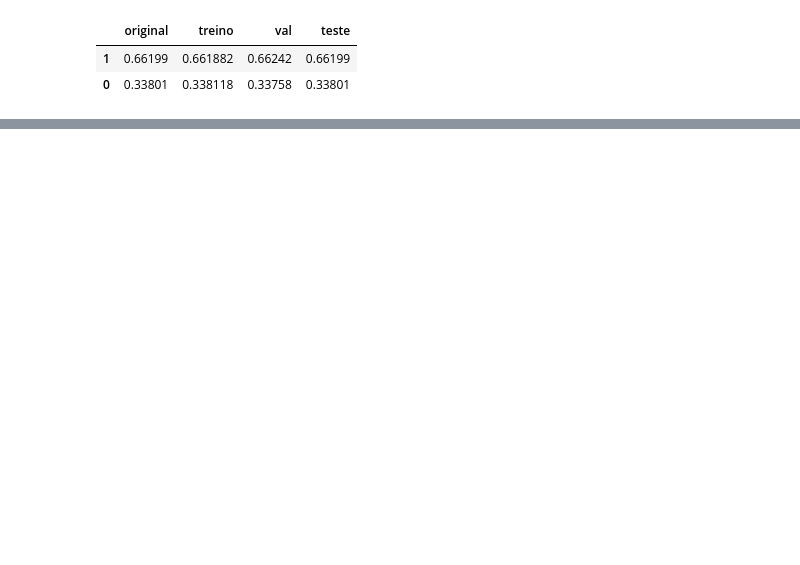
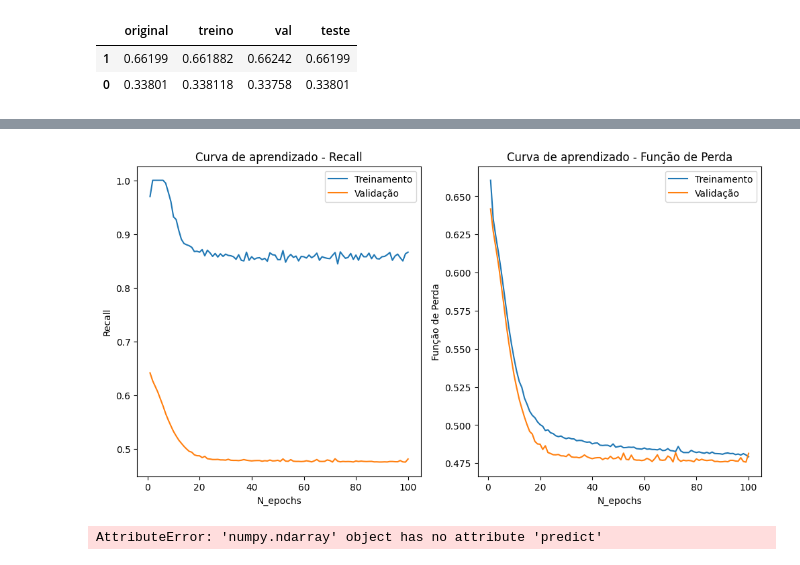
Before and after one commit to DieGod-DS/NN-Wine-Classification, a Jupyter notebook: code/modeling/ann_classification.ipynb, the cells around one changed output, grey strips where cells are left out. Cells and saved outputs as stored; diff of their text form; code cells hidden in the pictures; blank space fills up the shorter version.

```diff
--- a/code/modeling/ann_classification.ipynb
+++ b/code/modeling/ann_classification.ipynb
@@ -57,0 +178,4 @@ TypeError: Classification_ann.create_model() got multiple values for argument 'n
+# %%
+# criando terceiro modelo
+model3 = create_model(x_train_norm, n_neurons=[10,10])
+model3.summary()
@@ -57,0 +198,3 @@ TypeError: Classification_ann.create_model() got multiple values for argument 'n
+# %%
+model3.compile(loss='binary_crossentropy', optimizer='adam', metrics='Recall')
+history3 = model3.fit(x_train_norm, y_train, epochs=100, batch_size=60, validation_data=(x_val_norm, y_val))
@@ -57,0 +219,12 @@ TypeError: Classification_ann.create_model() got multiple values for argument 'n
+# %%
+method.plot_history(history3, 100)
+# %% [output]
+[figure, added]
+# %%
+list_models = [model1, model2, model3]
+list_model_names  = ['ann_11', 'ann_22', 'ann_10x10']
+
+# analisando resultado das redes neurais
+method.analyze_results(x_test_norm, list_models, list_model_names)
+# %% [output]
+AttributeError: 'numpy.ndarray' object has no attribute 'predict'
```
Also changed, not shown: parts of 11 cells of this notebook, 1 other file.
